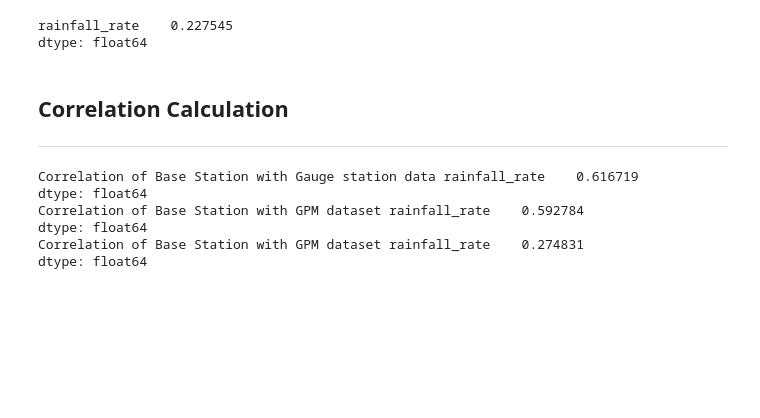
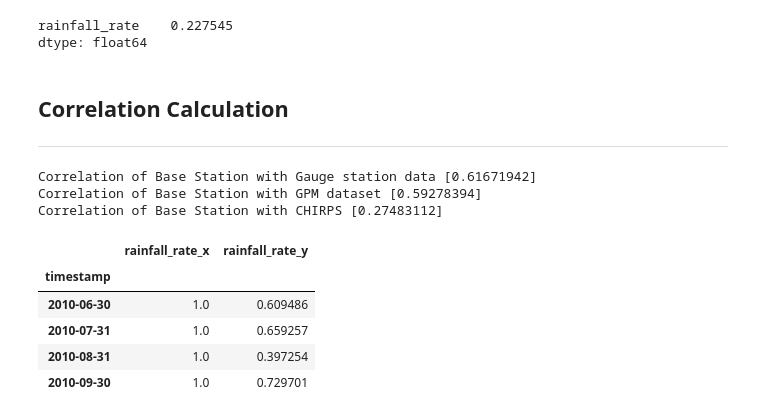
Before and after one commit to dsaharia/PRAT-Rainfall, a Jupyter notebook: imager-rainfall/Singapore.ipynb, the cells around one changed output. Drawn from its saved outputs; the diff is of its cells as text; code cells hidden in the pictures; blank space fills up the shorter version.

Commit message:
monthly correlation computed for monsoon season

```diff
--- a/imager-rainfall/Singapore.ipynb
+++ b/imager-rainfall/Singapore.ipynb
@@ -252,13 +252,19 @@ dtype: float64
 ## Correlation Calculation
 ---
 # %%
-print(f"Correlation of Base Station with Gauge station data {monsoon_imager.corrwith(monsoon_gauge, method='pearson')}")
-print(f"Correlation of Base Station with GPM dataset {monsoon_imager.corrwith(monsoon_gpm['precipitationCal'], method='pearson')}")
-print(f"Correlation of Base Station with GPM dataset {monsoon_imager.corrwith(monsoon_chirps_df['precip'], method='pearson')}")
+print(f"Correlation of Base Station with Gauge station data {monsoon_imager.corrwith(monsoon_gauge, method='pearson').values}")
+print(f"Correlation of Base Station with GPM dataset {monsoon_imager.corrwith(monsoon_gpm['precipitationCal'], method='pearson').values}")
+print(f"Correlation of Base Station with CHIRPS {monsoon_imager.corrwith(monsoon_chirps_df['precip'], method='pearson').values}")
 # %% [output]
-Correlation of Base Station with Gauge station data rainfall_rate    0.616719
-dtype: float64
-Correlation of Base Station with GPM dataset rainfall_rate    0.592784
-dtype: float64
-Correlation of Base Station with GPM dataset rainfall_rate    0.274831
-dtype: float64
+Correlation of Base Station with Gauge station data [0.61671942]
+Correlation of Base Station with GPM dataset [0.59278394]
+Correlation of Base Station with CHIRPS [0.27483112]
+# %%
+pd.merge(monsoon_imager, monsoon_gauge, on='timestamp').resample('1M')[['rainfall_rate_x', 'rainfall_rate_y']].corr().groupby(level=0).first()
+# %% [output]
+|  | rainfall_rate_x | rainfall_rate_y |
+| timestamp |  |  |
+| 2010-06-30 | 1.0 | 0.609486 |
+| 2010-07-31 | 1.0 | 0.659257 |
+| 2010-08-31 | 1.0 | 0.397254 |
+| 2010-09-30 | 1.0 | 0.729701 |
```
Also changed, not shown: parts of 1 cell of this notebook.
